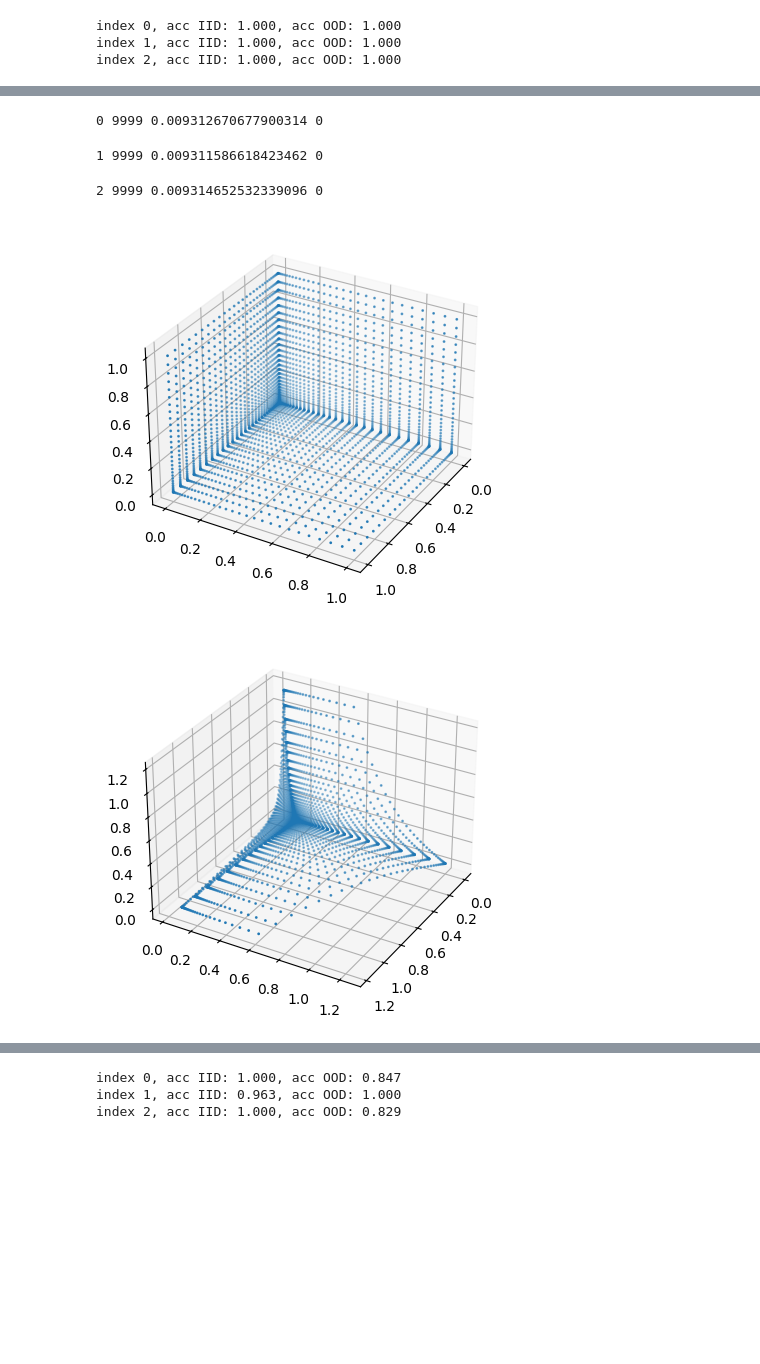
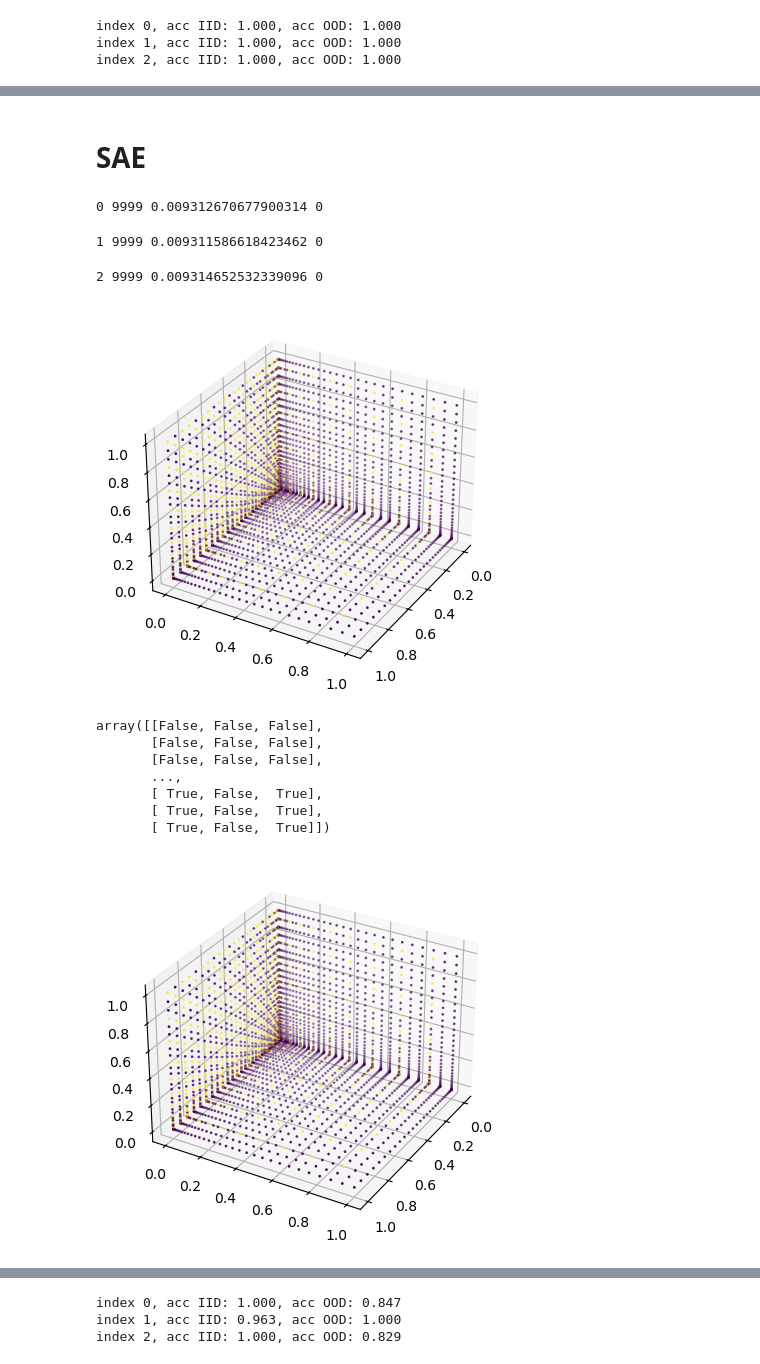
Before and after one commit to shrutij01/compositional-sparse-ood, a Jupyter notebook: 1_toy_ood_sae_clean.ipynb, the cells around one changed output, grey strips where cells are left out. Drawn from its saved outputs; the diff is of its cells as text; code cells hidden in the pictures; blank space fills up the shorter version.

```diff
--- a/1_toy_ood_sae_clean.ipynb
+++ b/1_toy_ood_sae_clean.ipynb
@@ -223,3 +276,5 @@ index 2, acc IID: 1.000, acc OOD: 1.000
+# %% [markdown]
+# SAE
 # %%
 num_seed = 3
 
@@ -266,21 +321,36 @@ for rep in range(num_seed):
 0 9999 0.009312670677900314 0
 1 9999 0.009311586618423462 0
 2 9999 0.009314652532339096 0
+# %%
+fig = plt.figure()
+ax = fig.add_subplot(projection='3d')
+ax.scatter(*target.detach().cpu().numpy().T, s=s, c=label_ood)
+
+elev = 30
+azim = 30
+roll = 0
+ax.view_init(elev, azim, roll)
+plt.show()
+# %% [output]
+[figure, added]
+# %%
+label_ood
+# %% [output]
+array([[False, False, False],
+       [False, False, False],
+       [False, False, False],
+       ...,
+       [ True, False,  True],
+       [ True, False,  True],
+       [ True, False,  True]])
 # %%
 fig = plt.figure()
 ax = fig.add_subplot(projection='3d')
-ax.scatter(*target.detach().cpu().numpy().T, s=s)
+ax.scatter(*target.detach().cpu().numpy().T, s=s, c=label_ood)
 elev = 30
 azim = 30
 roll = 0
 ax.view_init(elev, azim, roll)
 plt.show()
-
-fig = plt.figure()
-ax = fig.add_subplot(projection='3d')
-ax.scatter(*z_.T, s=s)
-ax.view_init(elev, azim, roll)
-plt.show()
 # %% [output]
-[figure, old version]
+[figure, new version]
-[figure, removed]
```
Also changed, not shown: parts of 23 cells of this notebook, 5 other files.
